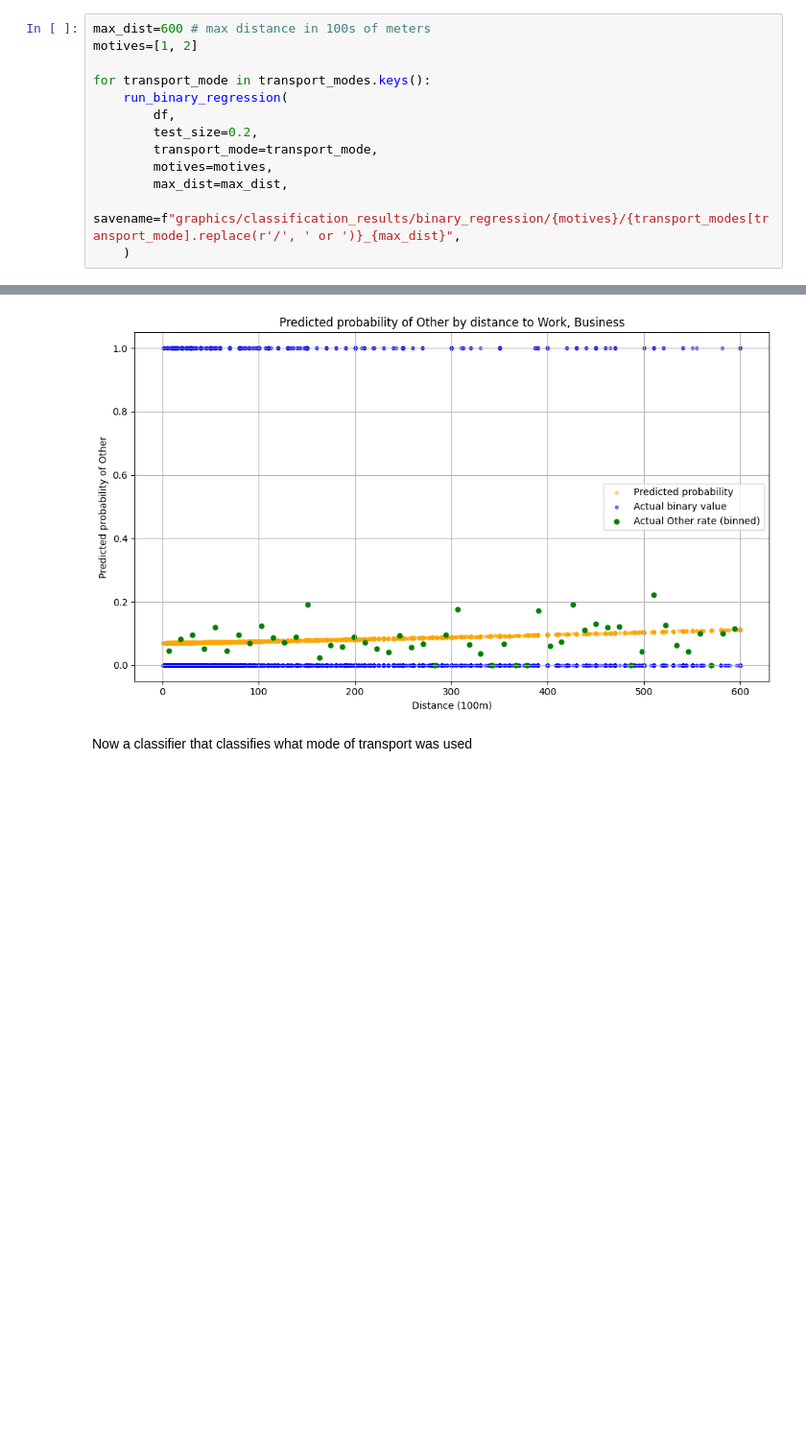
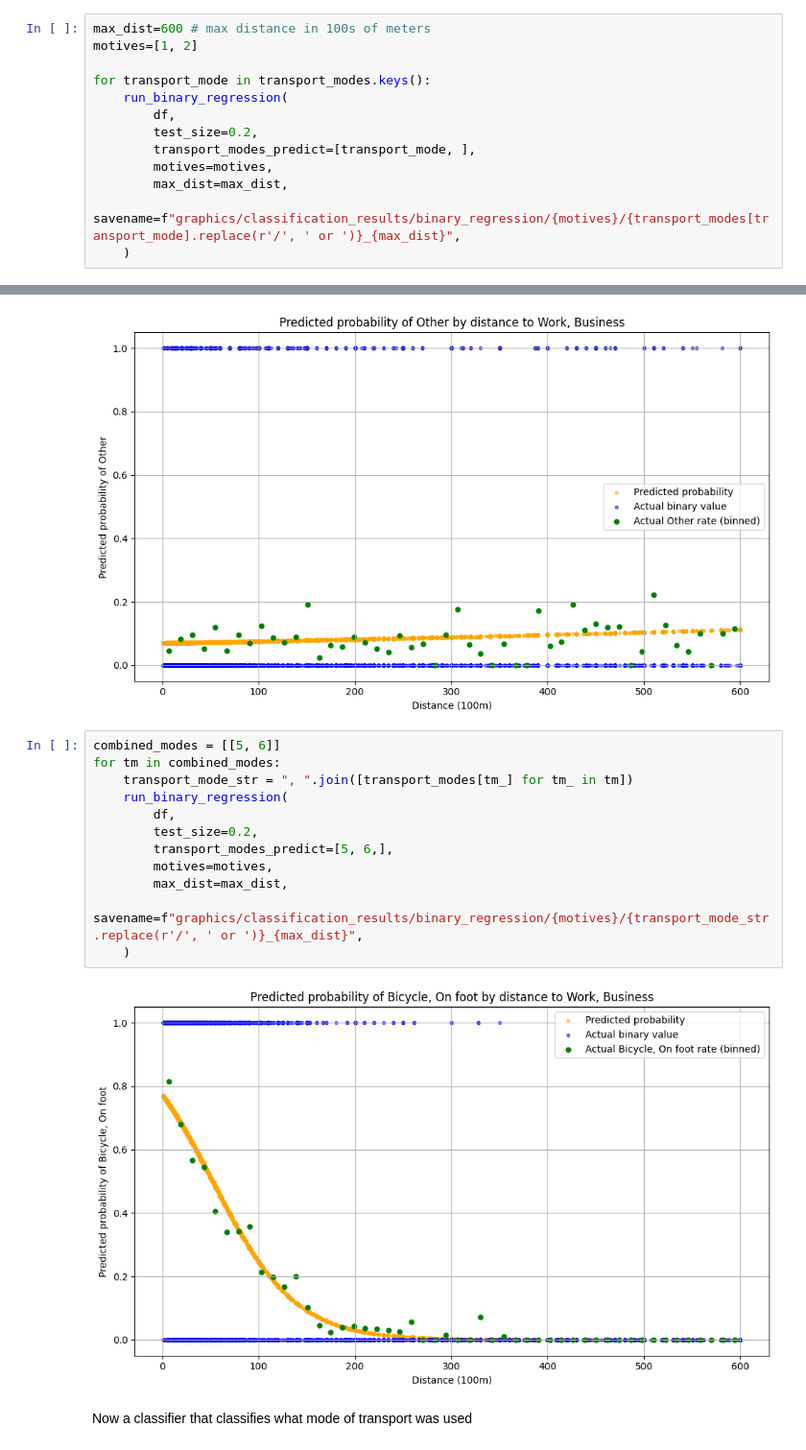
Before and after one commit to FabianScott/Design-of-AI-driven-business-operation, a Jupyter notebook: Topic2/exploration.ipynb, the cells around one changed output, grey strips where cells are left out. Shown at 96% size. Cells and saved outputs as stored; diff of their text form; blank space fills up the shorter version.

Commit message:
combined modes for binary plot

```diff
--- a/Topic2/exploration.ipynb
+++ b/Topic2/exploration.ipynb
@@ -54,7 +66,7 @@ for transport_mode in transport_modes.keys():
     run_binary_regression(
         df,
         test_size=0.2,
-        transport_mode=transport_mode,
+        transport_modes_predict=[transport_mode, ],
         motives=motives,
         max_dist=max_dist,
         savename=f"graphics/classification_results/binary_regression/{motives}/{transport_modes[transport_mode].replace(r'/', ' or ')}_{max_dist}",
@@ -67,6 +79,20 @@ for transport_mode in transport_modes.keys():
 [figure]
 [figure]
 [figure]
+# %%
+combined_modes = [[5, 6]]
+for tm in combined_modes:
+    transport_mode_str = ", ".join([transport_modes[tm_] for tm_ in tm])
+    run_binary_regression(
+        df,
+        test_size=0.2,
+        transport_modes_predict=[5, 6,],
+        motives=motives,
+        max_dist=max_dist,
+        savename=f"graphics/classification_results/binary_regression/{motives}/{transport_mode_str.replace(r'/', ' or ')}_{max_dist}",
+    )
+# %% [output]
+[figure, added]
 # %% [markdown]
 Now a classifier that classifies what mode of transport was used
 # %%
```
Also changed, not shown: parts of 3 cells of this notebook, 4 other files.
